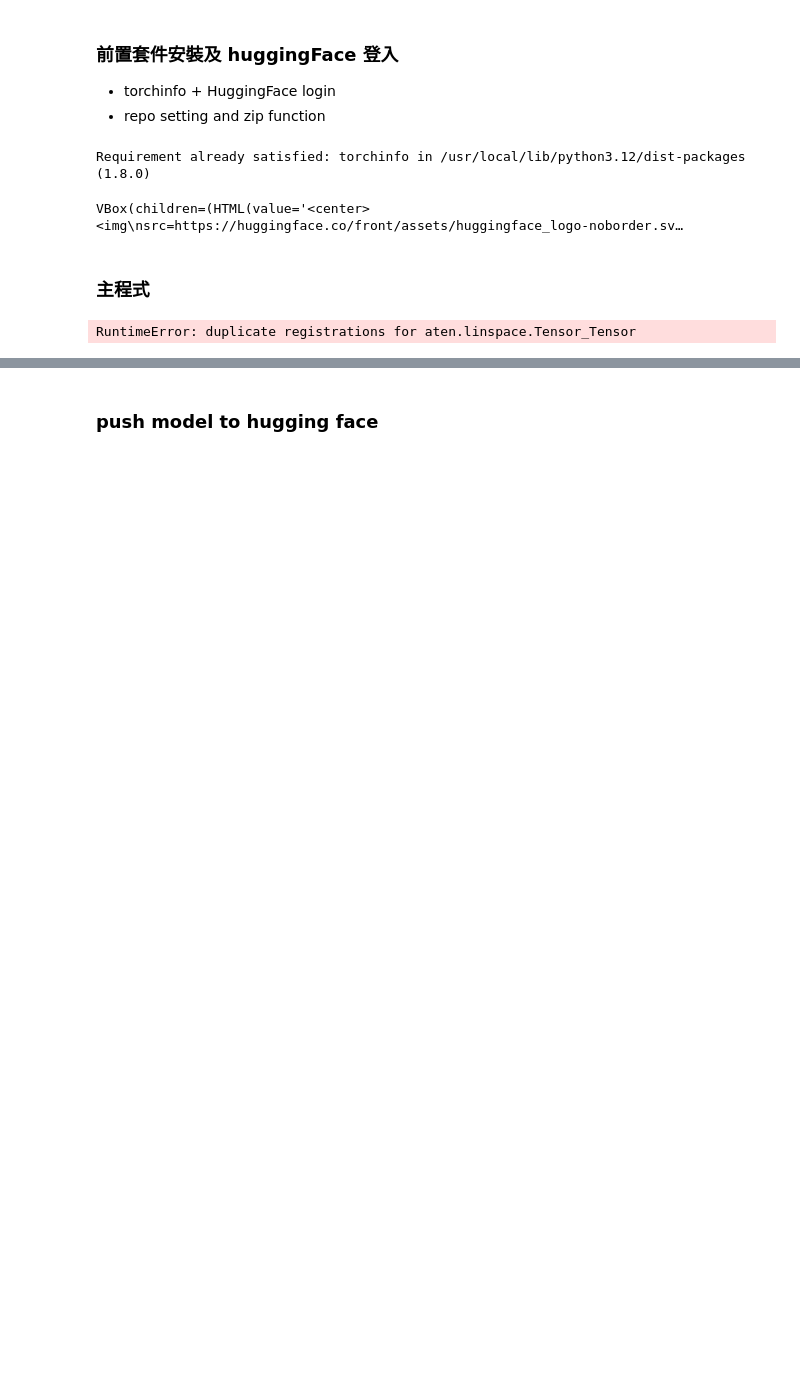
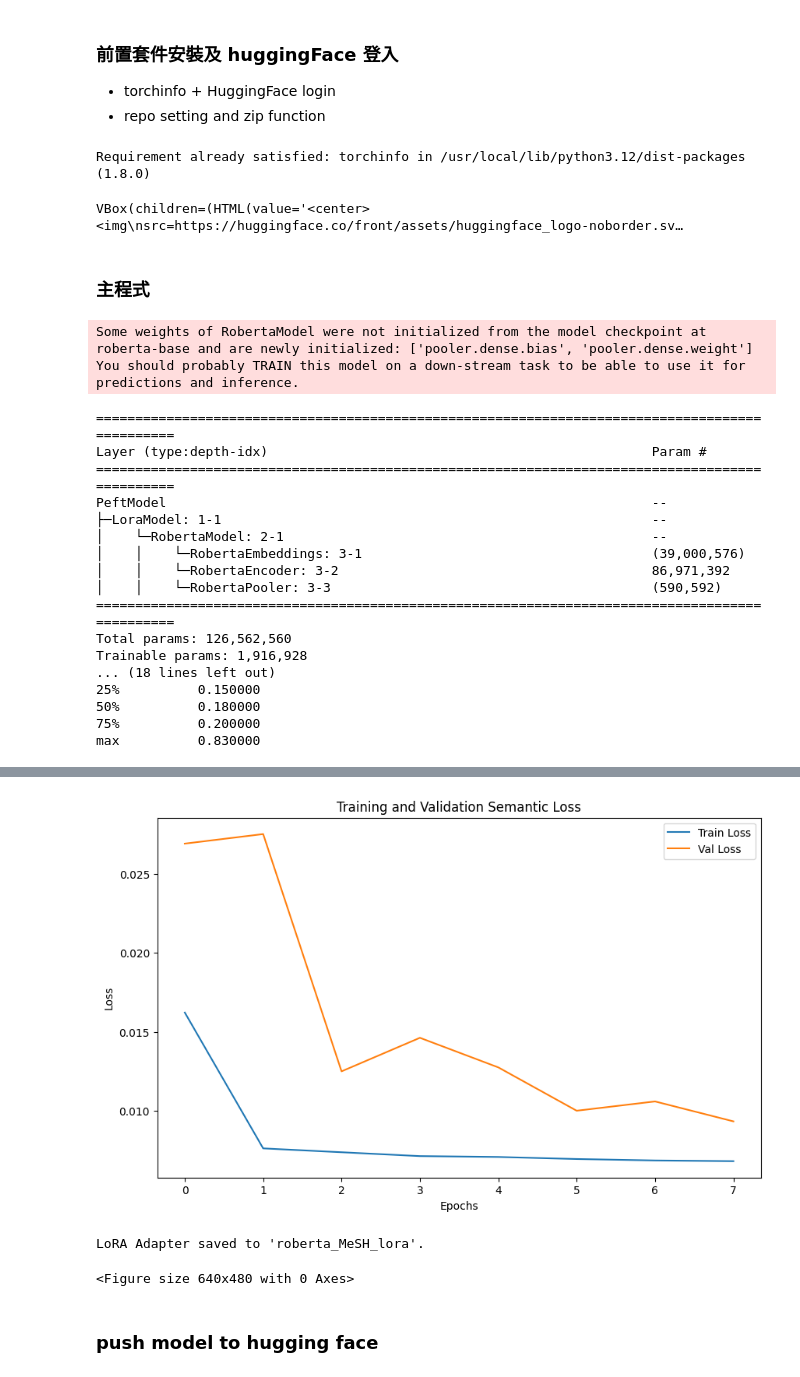
Before and after one commit to Heng1222/Ohsumed_classification, a Jupyter notebook: Model/task3_MeSH_LoRA_train.ipynb, the cells around one changed output, grey strips where cells are left out. Cells and saved outputs as stored; diff of their text form; code cells hidden in the pictures; blank space fills up the shorter version.

```diff
--- a/Model/task3_MeSH_LoRA_train.ipynb
+++ b/Model/task3_MeSH_LoRA_train.ipynb
@@ -107,7 +107,7 @@ def run_training(csv_path):
   # ======================超參數設定==========================
   BATCH_SIZE = 32
   LR = 5e-5
-  NUM_EPOCHS = 12 # 增加 epochs 數量以配合 Early Stopping
+  NUM_EPOCHS = 8 # 增加 epochs 數量以配合 Early Stopping
 
   # Early Stopping 參數
   PATIENCE = 3
@@ -140,7 +140,7 @@ def run_training(csv_path):
 
   # 5. 資料切分 (9:1 訓練集/測試集)
   full_df = pd.read_csv(csv_path)
-  # full_df = full_df.sample(n = 100000, random_state=42) # 減少資料量以加速訓練和除錯
+  full_df = full_df.sample(n = 100000, random_state=42) # 減少資料量以加速訓練和除錯
   train_df = full_df.sample(frac=0.9, random_state=42) # 90% 訓練集
   test_df = full_df.drop(train_df.index)               # 10% 測試集
 
@@ -269,4 +269,22 @@ def run_training(csv_path):
 if __name__ == "__main__":
   run_training('https://github.com/Heng1222/Ohsumed_classification/blob/main/MeSH_data/mesh_dataset.csv?raw=true')
 # %% [output]
-RuntimeError: duplicate registrations for aten.linspace.Tensor_Tensor
+Some weights of RobertaModel were not initialized from the model checkpoint at roberta-base and are newly initialized: ['pooler.dense.bias', 'pooler.dense.weight']
+You should probably TRAIN this model on a down-stream task to be able to use it for predictions and inference.
+===============================================================================================
+Layer (type:depth-idx)                                                 Param #
+===============================================================================================
+PeftModel                                                              --
+├─LoraModel: 1-1                                                       --
+│    └─RobertaModel: 2-1                                               --
+│    │    └─RobertaEmbeddings: 3-1                                     (39,000,576)
+│    │    └─RobertaEncoder: 3-2                                        86,971,392
+│    │    └─RobertaPooler: 3-3                                         (590,592)
+===============================================================================================
+Total params: 126,562,560
+Trainable params: 1,916,928
+... (18 lines left out)
+25%          0.150000
+50%          0.180000
+75%          0.200000
+max          0.830000
@@ -273,3 +304,6 @@ RuntimeError: duplicate registrations for aten.linspace.Tensor_Tensor
+[figure, added]
+LoRA Adapter saved to 'roberta_MeSH_lora'.
+<Figure size 640x480 with 0 Axes>
 # %% [markdown]
 ### push model to hugging face
 # %%
```
Also changed, not shown: parts of 2 cells of this notebook.
